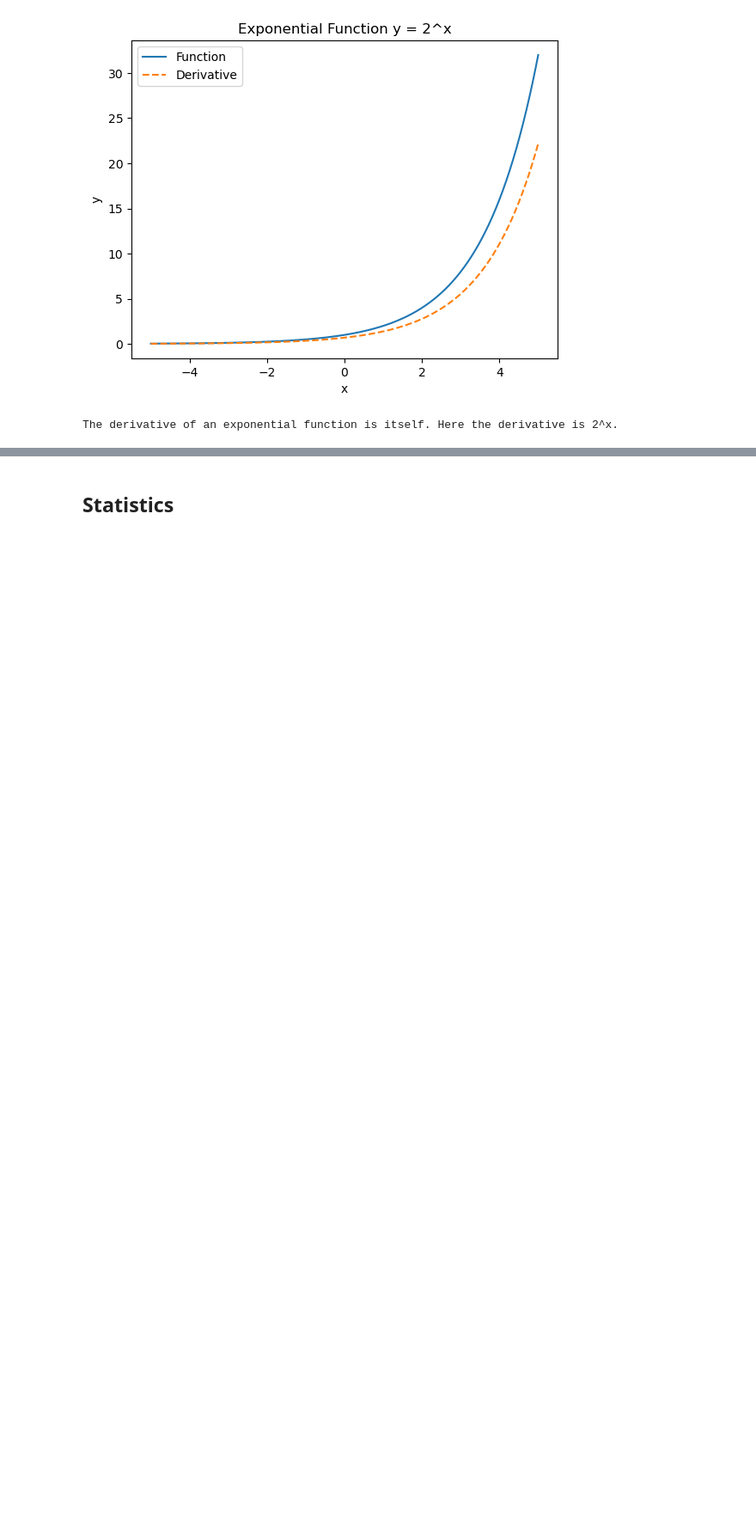
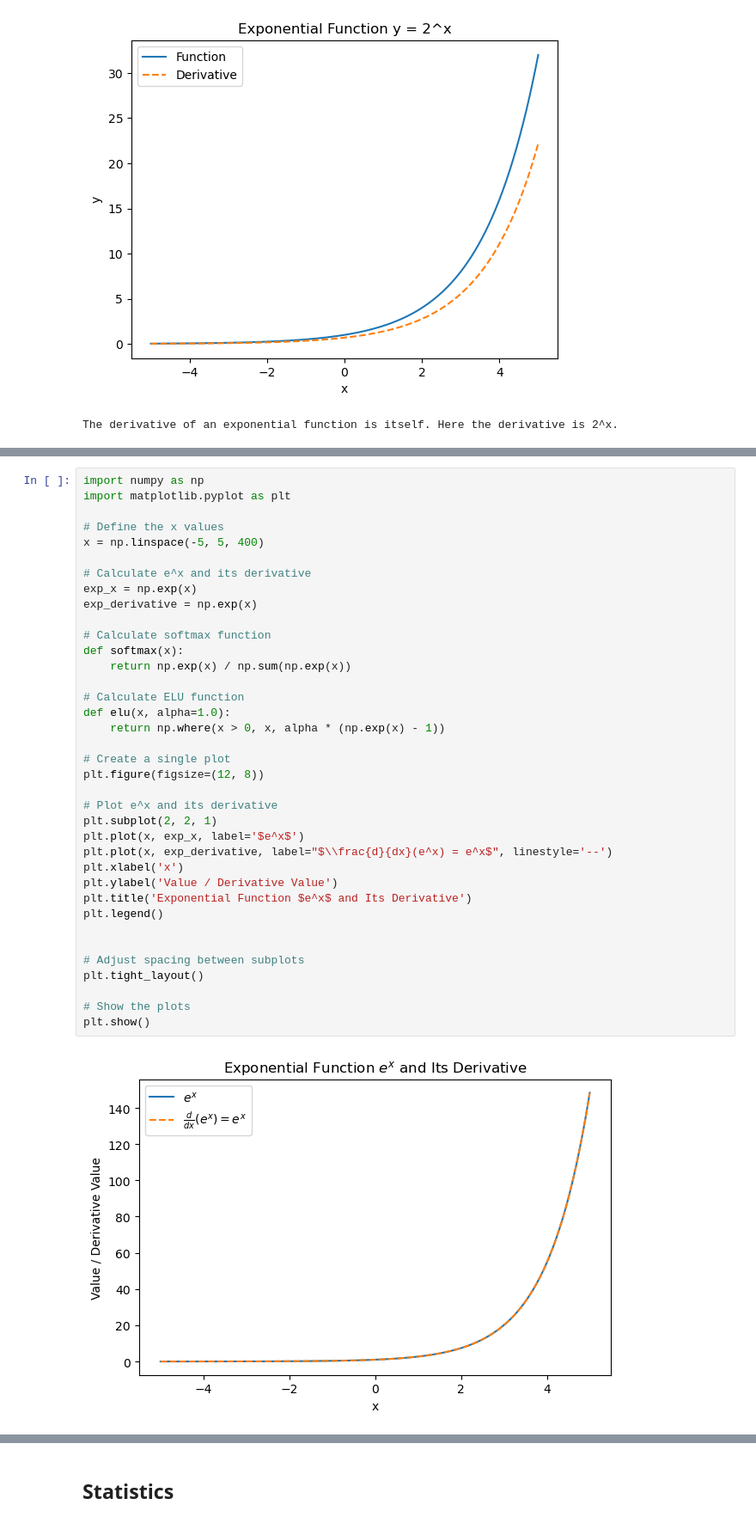
Before and after one commit to hijaz/Machine-Learning-Math, a Jupyter notebook: Machine Learning Mathematics.ipynb, the cells around one changed output, grey strips where cells are left out. Shown at 86% size. Saved outputs shown, nothing was run; the diff lists cells and outputs as text; blank space fills up the shorter version.

```diff
--- a/Machine Learning Mathematics.ipynb
+++ b/Machine Learning Mathematics.ipynb
@@ -121,0 +280,39 @@ The derivative of an exponential function is itself. Here the derivative is 2^x.
+# %%
+import numpy as np
+import matplotlib.pyplot as plt
+
+# Define the x values
+x = np.linspace(-5, 5, 400)
+
+# Calculate e^x and its derivative
+exp_x = np.exp(x)
+exp_derivative = np.exp(x)
+
+# Calculate softmax function
+def softmax(x):
+    return np.exp(x) / np.sum(np.exp(x))
+
+# Calculate ELU function
+def elu(x, alpha=1.0):
+    return np.where(x > 0, x, alpha * (np.exp(x) - 1))
+
+# Create a single plot
+plt.figure(figsize=(12, 8))
+
+# Plot e^x and its derivative
+plt.subplot(2, 2, 1)
+plt.plot(x, exp_x, label='$e^x$')
+plt.plot(x, exp_derivative, label="$\\frac{d}{dx}(e^x) = e^x$", linestyle='--')
+plt.xlabel('x')
+plt.ylabel('Value / Derivative Value')
+plt.title('Exponential Function $e^x$ and Its Derivative')
+plt.legend()
+
+
+# Adjust spacing between subplots
+plt.tight_layout()
+
+# Show the plots
+plt.show()
+# %% [output]
+[figure, added]
```
Also changed, not shown: parts of 29 cells of this notebook.
